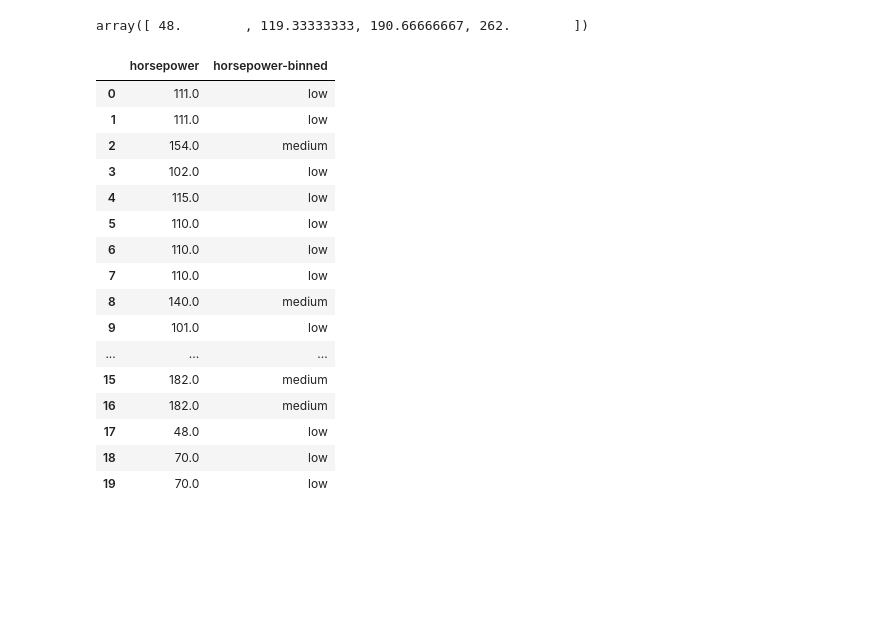
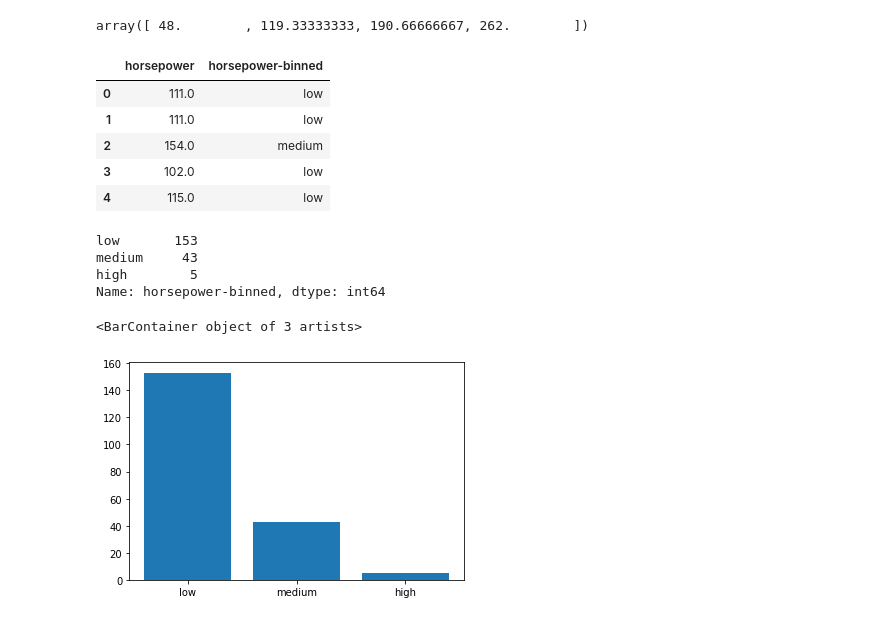
Before and after one commit to Onalb1411/Automobile-Dataset-Analysis, a Jupyter notebook: analysis.ipynb, the cells around one changed output. Saved outputs shown, nothing was run; the diff lists cells and outputs as text; code cells hidden in the pictures; blank space fills up the shorter version.

Commit message:
Bar graph for each bin

```diff
--- a/analysis.ipynb
+++ b/analysis.ipynb
@@ -234,22 +234,25 @@ array([ 48.        , 119.33333333, 190.66666667, 262.        ])
 g_names = ["low","medium","high"]
 # %%
 data['horsepower-binned'] = pd.cut(data['horsepower'], bins, labels=g_names, include_lowest=True )
-data[['horsepower','horsepower-binned']].head(20)
+data[['horsepower','horsepower-binned']].head(5)
 # %% [output]
 |  | horsepower | horsepower-binned |
 | 0 | 111.0 | low |
 | 1 | 111.0 | low |
 | 2 | 154.0 | medium |
 | 3 | 102.0 | low |
 | 4 | 115.0 | low |
-| 5 | 110.0 | low |
-| 6 | 110.0 | low |
-| 7 | 110.0 | low |
-| 8 | 140.0 | medium |
-| 9 | 101.0 | low |
-| ... | ... | ... |
-| 15 | 182.0 | medium |
-| 16 | 182.0 | medium |
-| 17 | 48.0 | low |
-| 18 | 70.0 | low |
-| 19 | 70.0 | low |
+# %%
+#number of vehicles in each bin
+data["horsepower-binned"].value_counts()
+# %% [output]
+low       153
+medium     43
+high        5
+Name: horsepower-binned, dtype: int64
+# %%
+# plot the distribution of each bin
+plt.bar(g_names, data["horsepower-binned"].value_counts())
+# %% [output]
+<BarContainer object of 3 artists>
+[figure, added]
```
